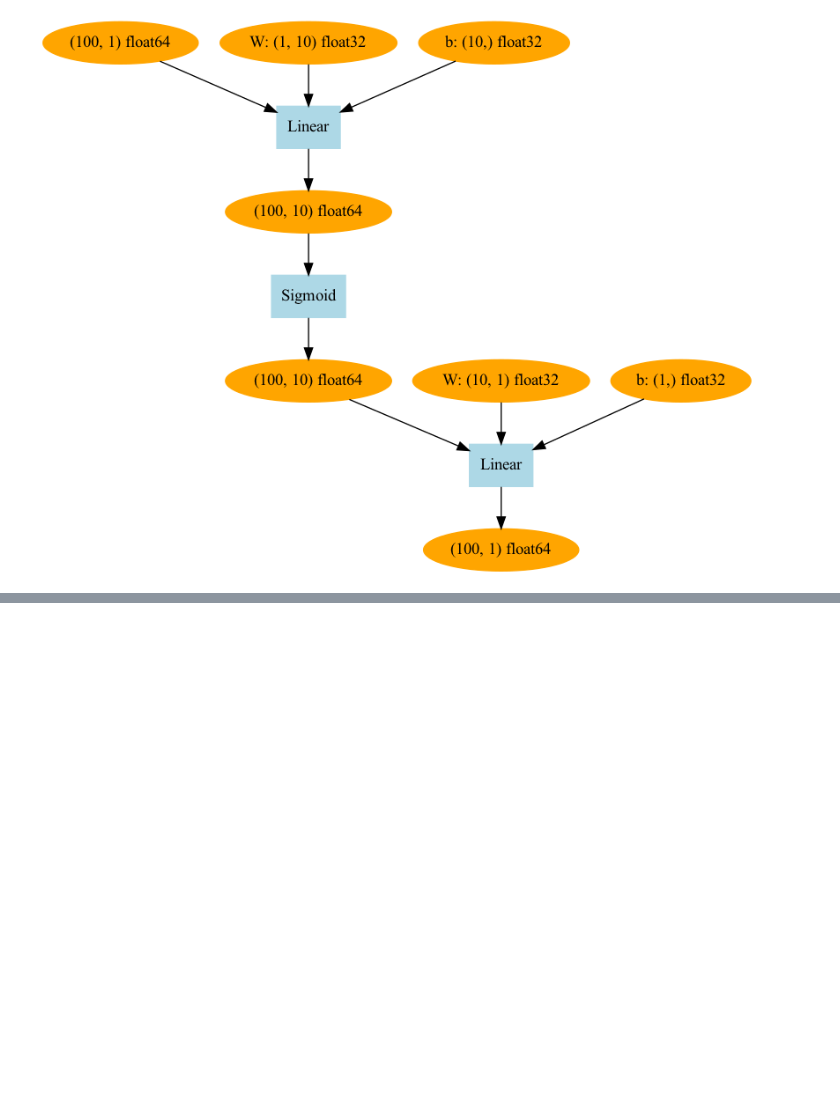
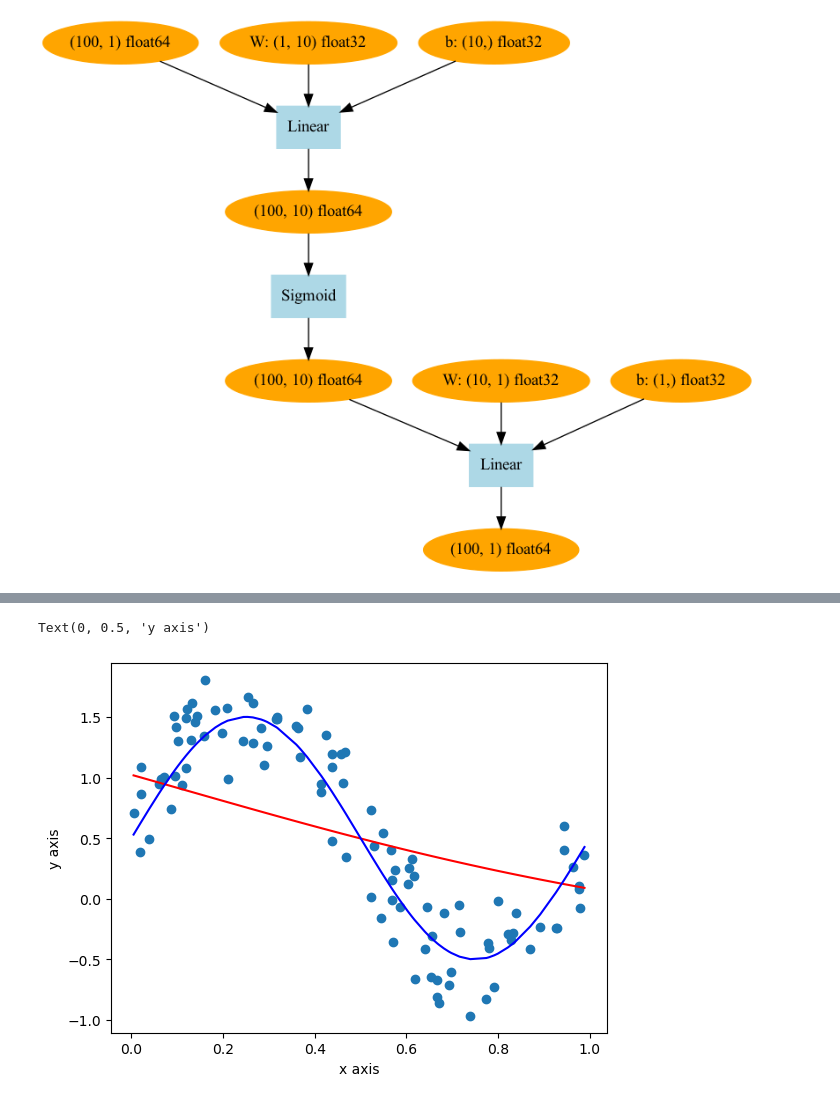
Before and after one commit to enoTak/adfp, a Jupyter notebook: sample_notebook/regression.ipynb, the cells around one changed output, grey strips where cells are left out. Saved outputs shown, nothing was run; the diff lists cells and outputs as text; code cells hidden in the pictures; blank space fills up the shorter version.

```diff
--- a/sample_notebook/regression.ipynb
+++ b/sample_notebook/regression.ipynb
@@ -222,0 +225,10 @@ for i in range(iters):
+# %%
+y_pred = model(x)
+plt.plot(x, y_pred.data, color='red')
+plt.plot(x, np.sin(2 * np.pi * x) + 0.5, color='blue')
+plt.scatter(x, y)
+plt.xlabel('x axis')
+plt.ylabel('y axis')
+# %% [output]
+Text(0, 0.5, 'y axis')
+[figure, added]
```
Also changed, not shown: parts of 4 cells of this notebook, 5 other files.
